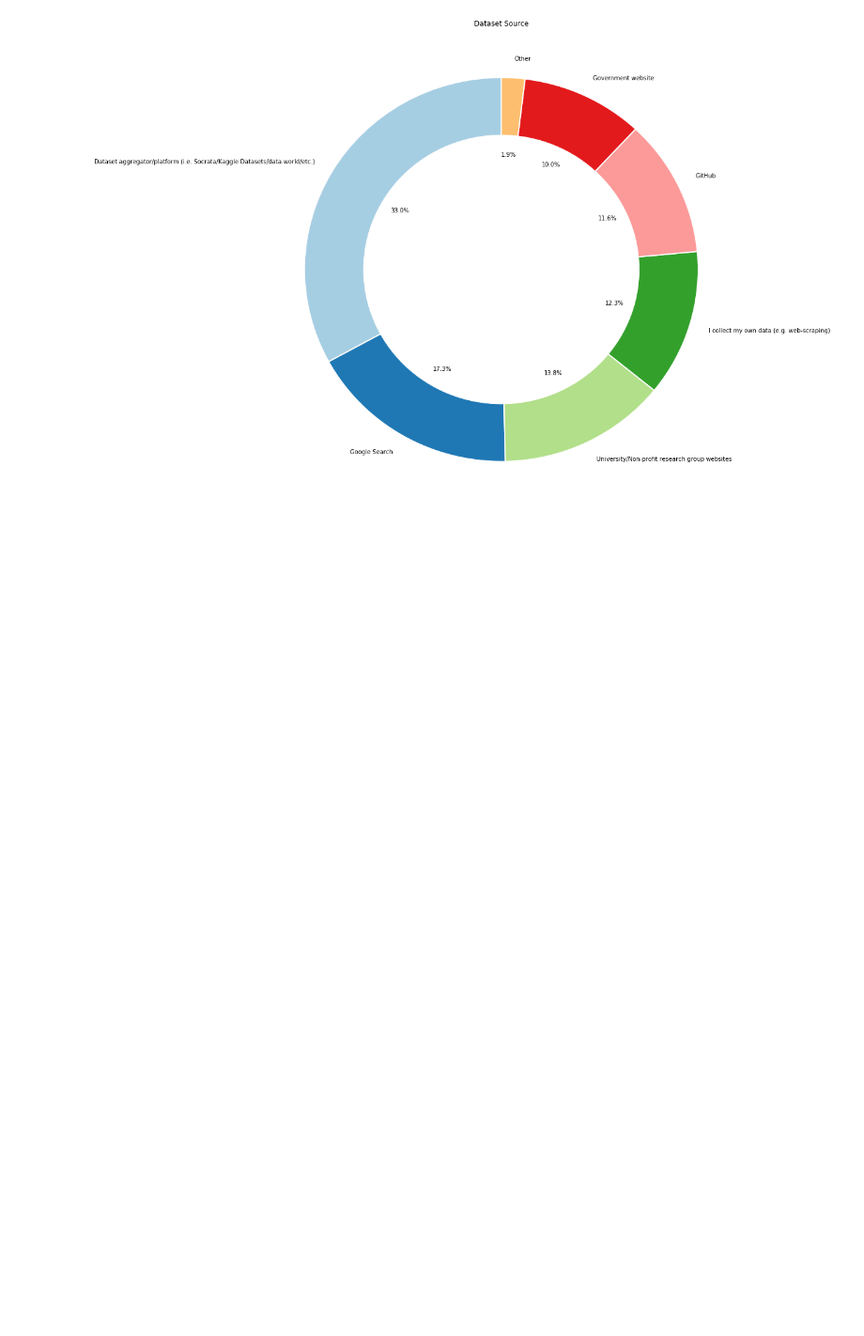
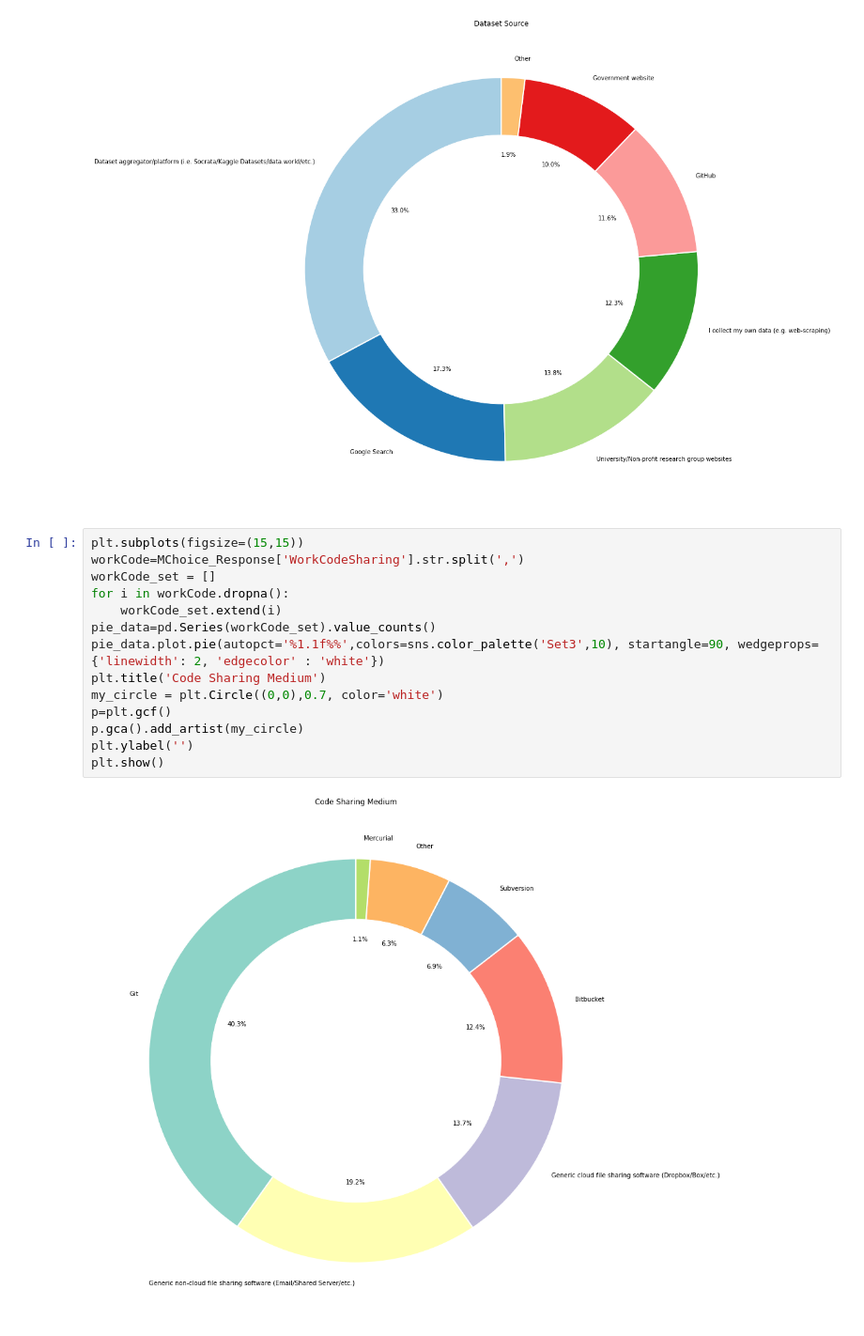
Before and after one commit to ArshadKhurshid/DataScience-Survey, a Jupyter notebook: ML_Kaggle_DS_Survey.ipynb, the cells around one changed output. Shown at 94% size. Drawn from its saved outputs; the diff is of its cells as text; blank space fills up the shorter version.

```diff
--- a/ML_Kaggle_DS_Survey.ipynb
+++ b/ML_Kaggle_DS_Survey.ipynb
@@ -363,3 +363,19 @@ plt.ylabel('')
 plt.show()
 # %% [output]
 [figure]
+# %%
+plt.subplots(figsize=(15,15))
+workCode=MChoice_Response['WorkCodeSharing'].str.split(',')
+workCode_set = []
+for i in workCode.dropna():
+    workCode_set.extend(i)
+pie_data=pd.Series(workCode_set).value_counts()
+pie_data.plot.pie(autopct='%1.1f%%',colors=sns.color_palette('Set3',10), startangle=90, wedgeprops={'linewidth': 2, 'edgecolor' : 'white'})
+plt.title('Code Sharing Medium')
+my_circle = plt.Circle((0,0),0.7, color='white')
+p=plt.gcf()
+p.gca().add_artist(my_circle)
+plt.ylabel('')
+plt.show()
+# %% [output]
+[figure, added]
```
Also changed, not shown: parts of 4 cells of this notebook.
